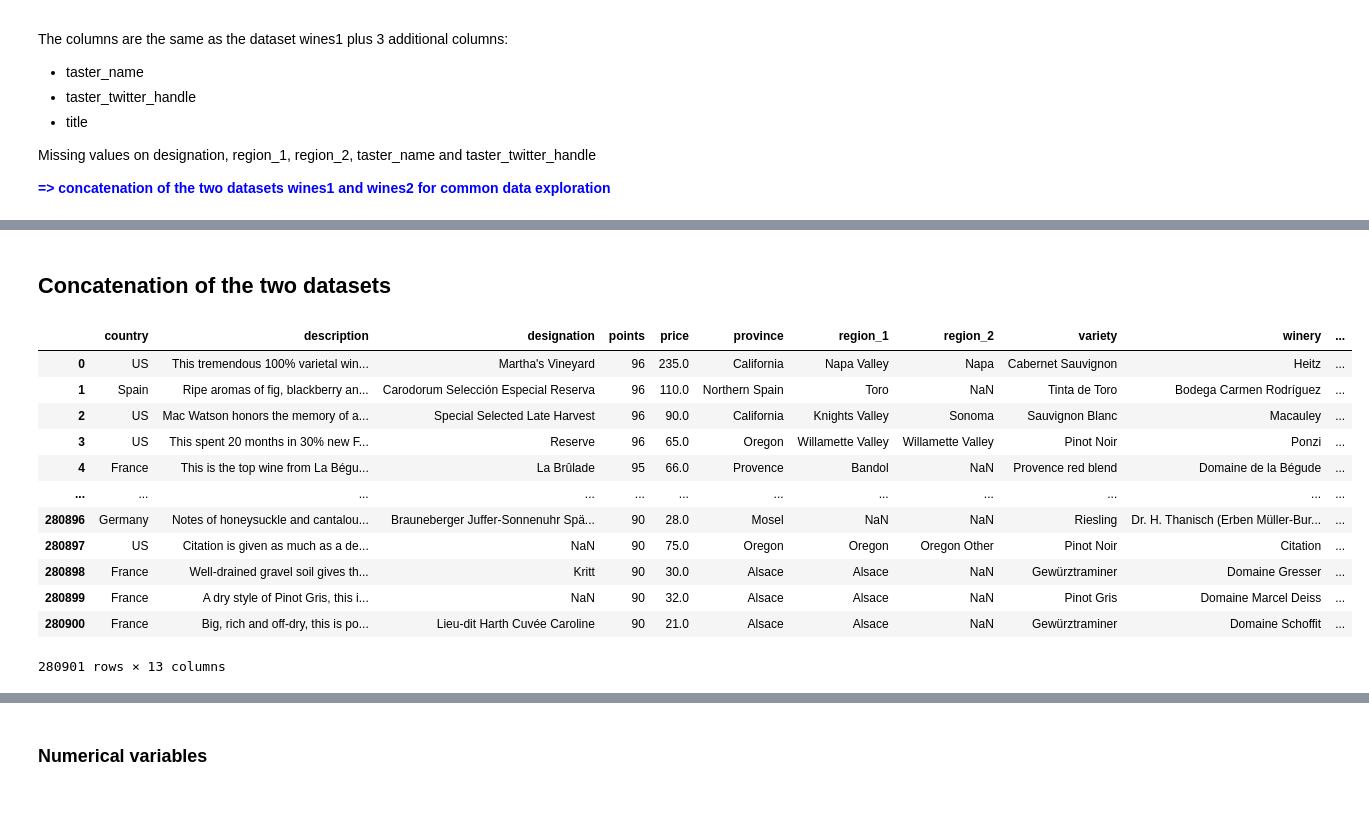
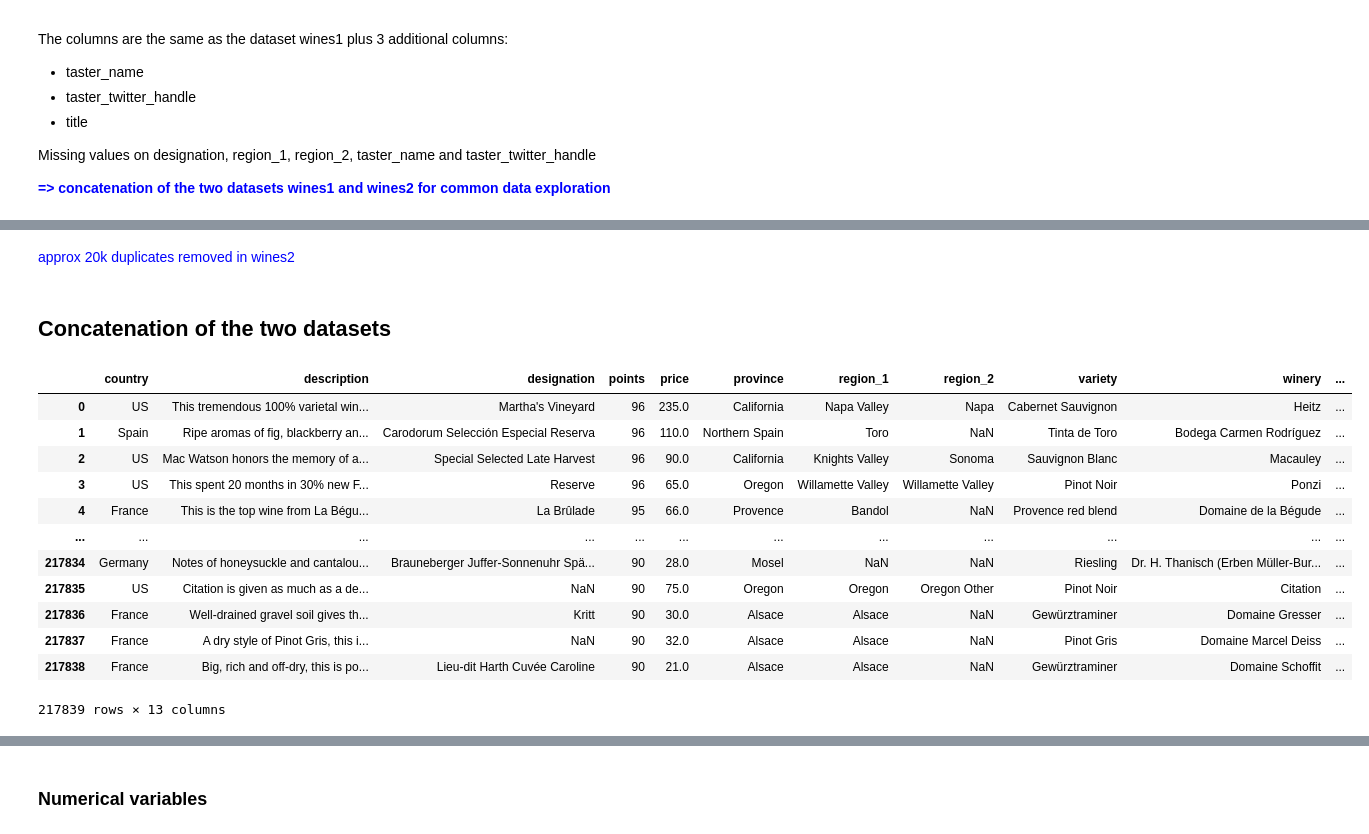
Before and after one commit to ErwanDB/Project-Week-3-Data-Thieves, a Jupyter notebook: your-project/Data_exploration_wines.ipynb, the cells around one changed output, grey strips where cells are left out. Drawn from its saved outputs; the diff is of its cells as text; code cells hidden in the pictures; blank space fills up the shorter version.

```diff
--- a/your-project/Data_exploration_wines.ipynb
+++ b/your-project/Data_exploration_wines.ipynb
@@ -58,3 +58,6 @@ memory usage: 12.7+ MB
 - 8 object type
 
 Some values missing on designation (45 000), price (13 000), region_1 and region_2</font>
+# %%
+wines1.drop_duplicates(inplace=True)
+wines1
@@ -113,3 +136,6 @@ The columns are the same as the dataset wines1 plus 3 additional columns:
 Missing values on designation, region_1, region_2, taster_name and taster_twitter_handle</font>
 
 <font color=blue>**=> concatenation of the two datasets wines1 and wines2 for common data exploration**</font>
+# %%
+wines2.drop_duplicates(inplace=True)
+wines2
@@ -116,19 +156,21 @@ Missing values on designation, region_1, region_2, taster_name and taster_twitte
+# %% [markdown]
+<font color=blue>approx 20k duplicates removed in wines2
 # %% [markdown]
 ## Concatenation of the two datasets
 # %%
-wines_raw = pd.concat([wines1, wines2], axis=0, ignore_index=True)
-wines_raw
+wines = pd.concat([wines1, wines2], axis=0, ignore_index=True)
+wines
 # %% [output]
 |  | country | description | designation | points | price | province | region_1 | region_2 | variety | winery | ... |
 | 0 | US | This tremendous 100% varietal win... | Martha's Vineyard | 96 | 235.0 | California | Napa Valley | Napa | Cabernet Sauvignon | Heitz | ... |
 | 1 | Spain | Ripe aromas of fig, blackberry an... | Carodorum Selección Especial Reserva | 96 | 110.0 | Northern Spain | Toro | NaN | Tinta de Toro | Bodega Carmen Rodríguez | ... |
 | 2 | US | Mac Watson honors the memory of a... | Special Selected Late Harvest | 96 | 90.0 | California | Knights Valley | Sonoma | Sauvignon Blanc | Macauley | ... |
 | 3 | US | This spent 20 months in 30% new F... | Reserve | 96 | 65.0 | Oregon | Willamette Valley | Willamette Valley | Pinot Noir | Ponzi | ... |
 | 4 | France | This is the top wine from La Bégu... | La Brûlade | 95 | 66.0 | Provence | Bandol | NaN | Provence red blend | Domaine de la Bégude | ... |
 | ... | ... | ... | ... | ... | ... | ... | ... | ... | ... | ... | ... |
-| 280896 | Germany | Notes of honeysuckle and cantalou... | Brauneberger Juffer-Sonnenuhr Spä... | 90 | 28.0 | Mosel | NaN | NaN | Riesling | Dr. H. Thanisch (Erben Müller-Bur... | ... |
-| 280897 | US | Citation is given as much as a de... | NaN | 90 | 75.0 | Oregon | Oregon | Oregon Other | Pinot Noir | Citation | ... |
-| 280898 | France | Well-drained gravel soil gives th... | Kritt | 90 | 30.0 | Alsace | Alsace | NaN | Gewürztraminer | Domaine Gresser | ... |
-| 280899 | France | A dry style of Pinot Gris, this i... | NaN | 90 | 32.0 | Alsace | Alsace | NaN | Pinot Gris | Domaine Marcel Deiss | ... |
-| 280900 | France | Big, rich and off-dry, this is po... | Lieu-dit Harth Cuvée Caroline | 90 | 21.0 | Alsace | Alsace | NaN | Gewürztraminer | Domaine Schoffit | ... |
+| 217834 | Germany | Notes of honeysuckle and cantalou... | Brauneberger Juffer-Sonnenuhr Spä... | 90 | 28.0 | Mosel | NaN | NaN | Riesling | Dr. H. Thanisch (Erben Müller-Bur... | ... |
+| 217835 | US | Citation is given as much as a de... | NaN | 90 | 75.0 | Oregon | Oregon | Oregon Other | Pinot Noir | Citation | ... |
+| 217836 | France | Well-drained gravel soil gives th... | Kritt | 90 | 30.0 | Alsace | Alsace | NaN | Gewürztraminer | Domaine Gresser | ... |
+| 217837 | France | A dry style of Pinot Gris, this i... | NaN | 90 | 32.0 | Alsace | Alsace | NaN | Pinot Gris | Domaine Marcel Deiss | ... |
+| 217838 | France | Big, rich and off-dry, this is po... | Lieu-dit Harth Cuvée Caroline | 90 | 21.0 | Alsace | Alsace | NaN | Gewürztraminer | Domaine Schoffit | ... |
-280901 rows × 13 columns
+217839 rows × 13 columns
```
Also changed, not shown: parts of 72 cells of this notebook.
